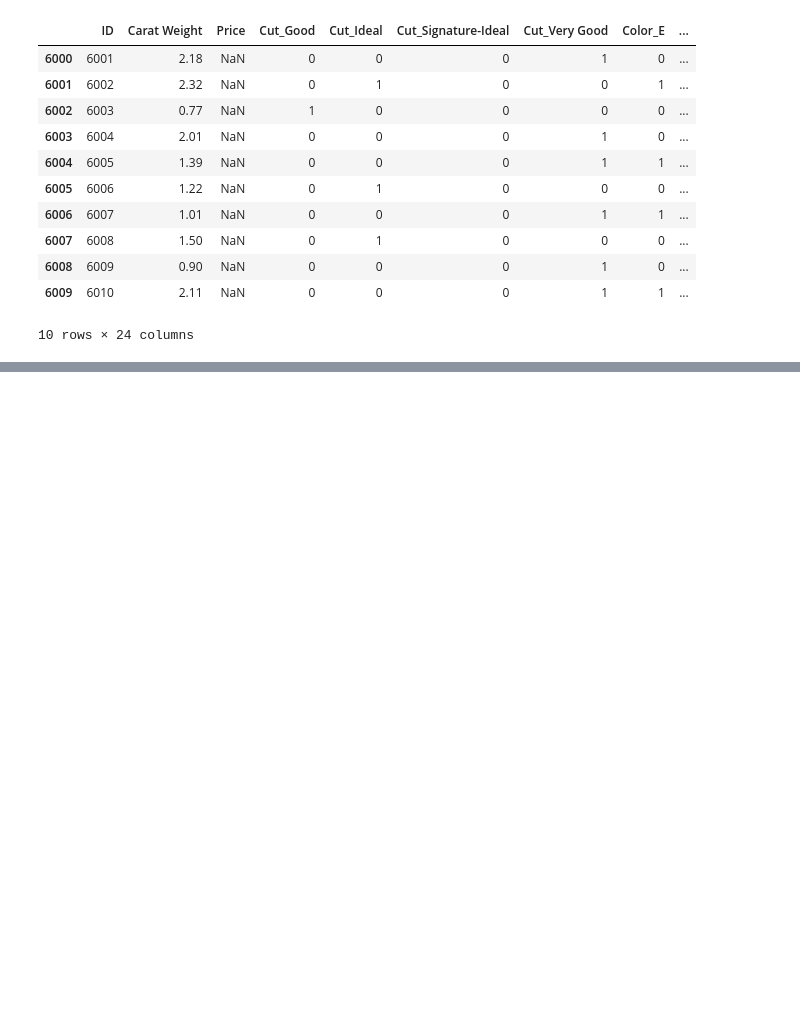
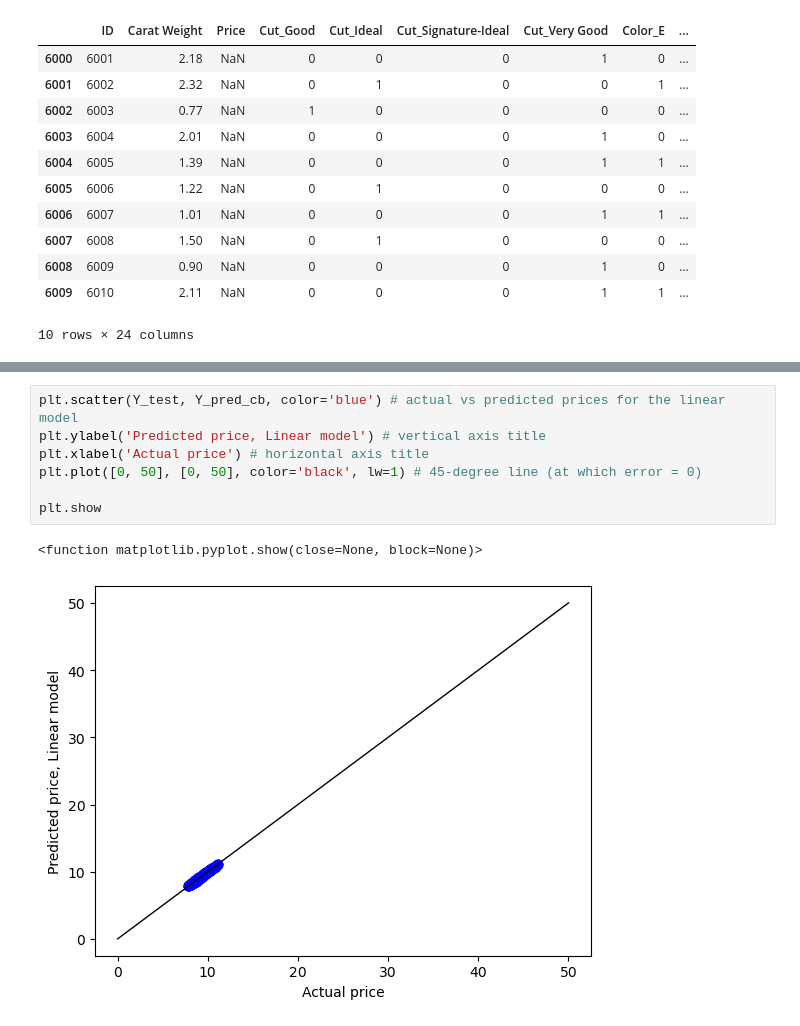
Before and after one commit to MustafaRcodes/Product-price-prediction-Multiple-regression, a Jupyter notebook: Product price prediction Multiple regression.ipynb, the cells around one changed output, grey strips where cells are left out. Saved outputs shown, nothing was run; the diff lists cells and outputs as text; blank space fills up the shorter version.

```diff
--- a/Product price prediction Multiple regression.ipynb
+++ b/Product price prediction Multiple regression.ipynb
@@ -966,0 +1103,10 @@ MAPE for CatBoost: 5.13%
+# %%
+plt.scatter(Y_test, Y_pred_cb, color='blue') # actual vs predicted prices for the linear model
+plt.ylabel('Predicted price, Linear model') # vertical axis title
+plt.xlabel('Actual price') # horizontal axis title
+plt.plot([0, 50], [0, 50], color='black', lw=1) # 45-degree line (at which error = 0)
+
+plt.show
+# %% [output]
+<function matplotlib.pyplot.show(close=None, block=None)>
+[figure, added]
```
Also changed, not shown: parts of 15 cells of this notebook.
